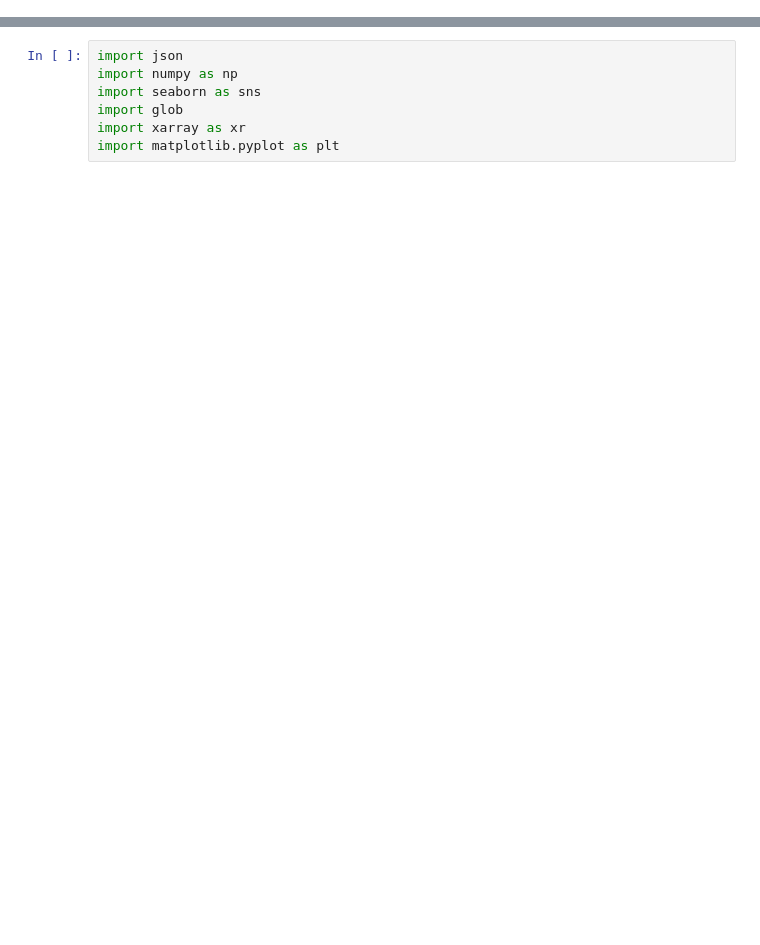
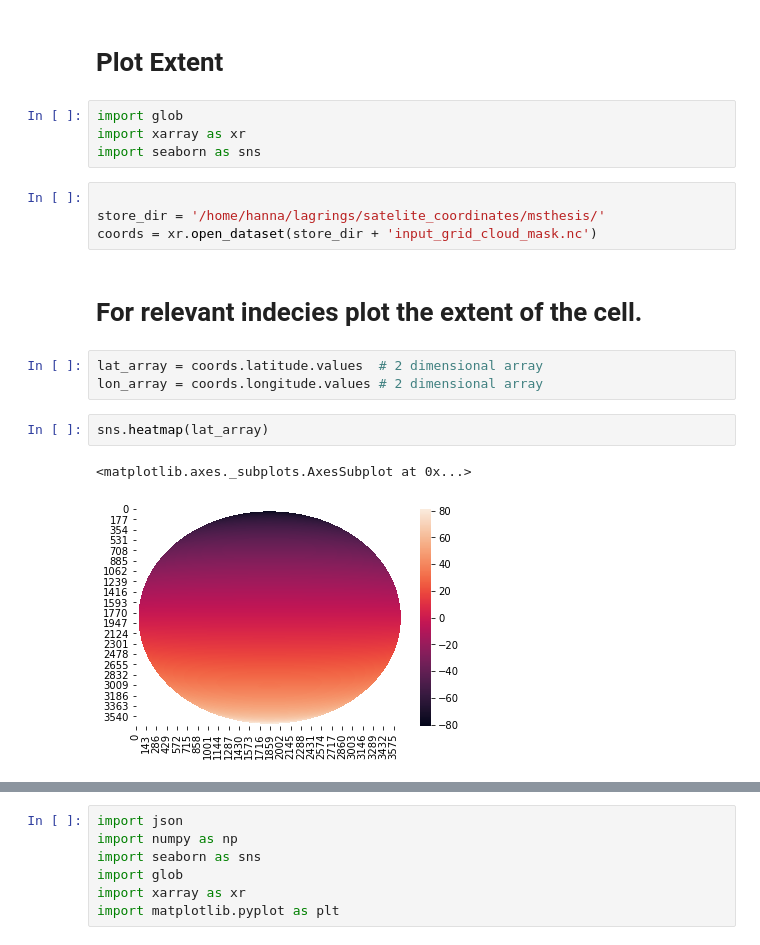
Before and after one commit to hannasv/ms, a Jupyter notebook: notebooks/reading/databasis_for_fractions.ipynb, the cells around one changed output, grey strips where cells are left out. Saved outputs shown, nothing was run; the diff lists cells and outputs as text; blank space fills up the shorter version.

Commit message:
added loads of plotting routines

```diff
--- a/notebooks/reading/databasis_for_fractions.ipynb
+++ b/notebooks/reading/databasis_for_fractions.ipynb
@@ -2,0 +1,20 @@
+# %% [markdown]
+# Plot Extent
+# %%
+import glob
+import xarray as xr
+import seaborn as sns
+# %%
+
+store_dir = '/home/hanna/lagrings/satelite_coordinates/msthesis/'
+coords = xr.open_dataset(store_dir + 'input_grid_cloud_mask.nc')
+# %% [markdown]
+# For relevant indecies plot the extent of the cell.
+# %%
+lat_array = coords.latitude.values  # 2 dimensional array
+lon_array = coords.longitude.values # 2 dimensional array
+# %%
+sns.heatmap(lat_array)
+# %% [output]
+<matplotlib.axes._subplots.AxesSubplot at 0x...>
+[figure, added]
```
Also changed, not shown: parts of 38 cells of this notebook, 33 other files.
